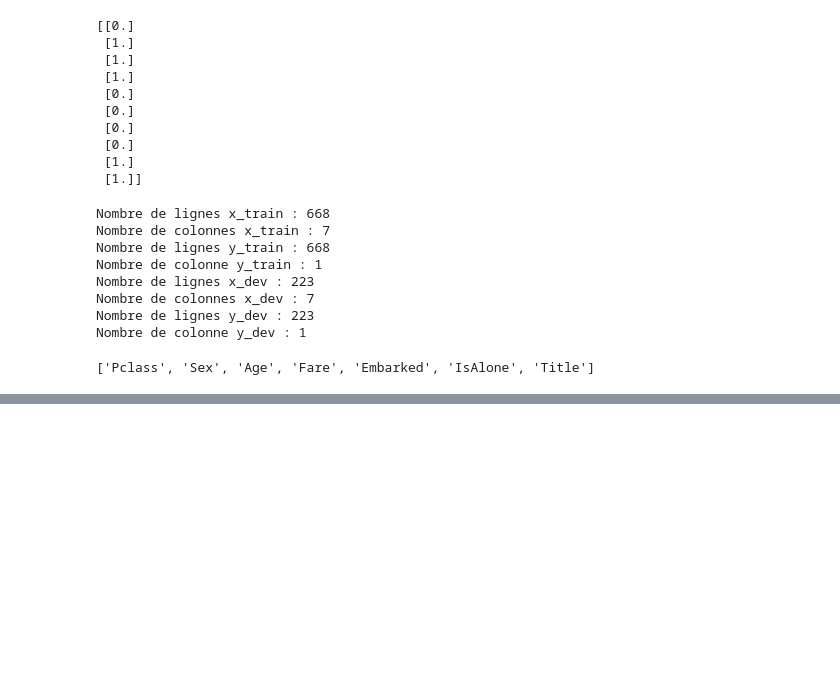
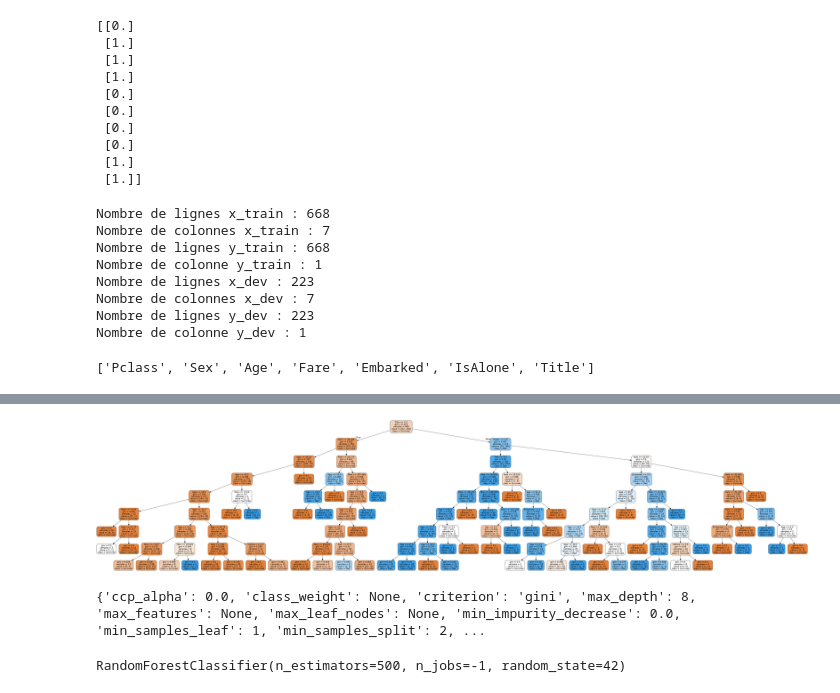
Before and after one commit to gabgabb/IA, a Jupyter notebook: machineLearning/TP2/FILIOT_Gabriel_tp2_MachineLearning.ipynb, the cells around one changed output, grey strips where cells are left out. Drawn from its saved outputs; the diff is of its cells as text; code cells hidden in the pictures; blank space fills up the shorter version.

```diff
--- a/machineLearning/TP2/FILIOT_Gabriel_tp2_MachineLearning.ipynb
+++ b/machineLearning/TP2/FILIOT_Gabriel_tp2_MachineLearning.ipynb
@@ -193,4 +193,7 @@ def plot_decision_boundary(clf,X,y, axes=[0, 85, 0, 300], axis_name=['x1','x2'],
     plt.ylabel(axis_name[1]+ "  ",fontsize=18, rotation=0)
     plt.legend(loc="lower right", fontsize=14)
 # %%
-# 2.1 En utilisant l'exemple 1, contruisez et entrainez un arbre de décision pour prévoir la survie.
+# 2.1 En utilisant l'exemple 1, construisez et entrainez un arbre de décision pour prévoir la survie.
+
+tree_clf = DecisionTreeClassifier(max_depth=8, random_state=80)
+tree_clf.fit(X_train, y_train)
@@ -204,4 +223,25 @@ def plot_decision_boundary(clf,X,y, axes=[0, 85, 0, 300], axis_name=['x1','x2'],
+# %%
+# 2.4 : Affichez l'arbre
+
+export_graphviz(
+    tree_clf,
+    out_file="titanic_tree.dot",
+    feature_names=train_clean.columns[2:].tolist(),
+    class_names=["Survived","Ded"],
+    rounded=True,
+    filled=True
+)
+
+os.system("dot -Tpng titanic_tree.dot -o titanic_tree.png")
+
+Image("titanic_tree.png")
+# %% [output]
+[figure, added]
 # %%
 # 2.5 Générez le fichier de résultats et envoyer une soumission sur Kaggle
+
+generer_resultats(tree_clf)
+# %% [output]
+{'ccp_alpha': 0.0, 'class_weight': None, 'criterion': 'gini', 'max_depth': 8, 'max_features': None, 'max_leaf_nodes': None, 'min_impurity_decrease': 0.0, 'min_samples_leaf': 1, 'min_samples_split': 2, ...
 # %%
 # 2.6 Question : Quel est votre meilleur score et Classement ?
@@ -208,4 +250,9 @@ def plot_decision_boundary(clf,X,y, axes=[0, 85, 0, 300], axis_name=['x1','x2'],
 # %%
 # 3.1 En utilisant l'exemple 5, Réalisez un algorithme de Random Forest sur les données Titanic.
+
+tree_rfc = RandomForestClassifier(n_estimators=500, n_jobs=-1, random_state=42)
+tree_rfc.fit(X_train, y_train)
+# %% [output]
+RandomForestClassifier(n_estimators=500, n_jobs=-1, random_state=42)
 # %%
 # 3.2 Classez les features par ordre d'importance.
```
Also changed, not shown: parts of 6 cells of this notebook, 2 other files.
